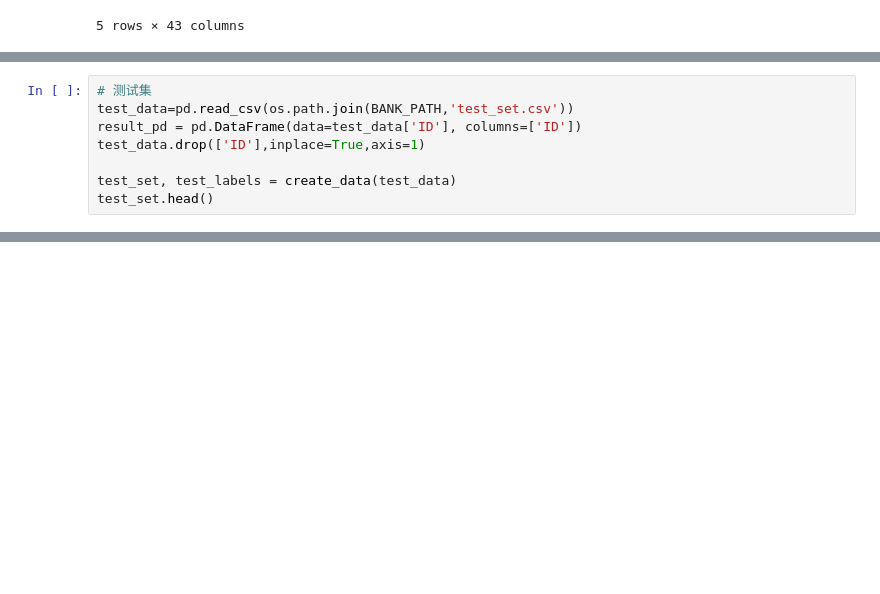
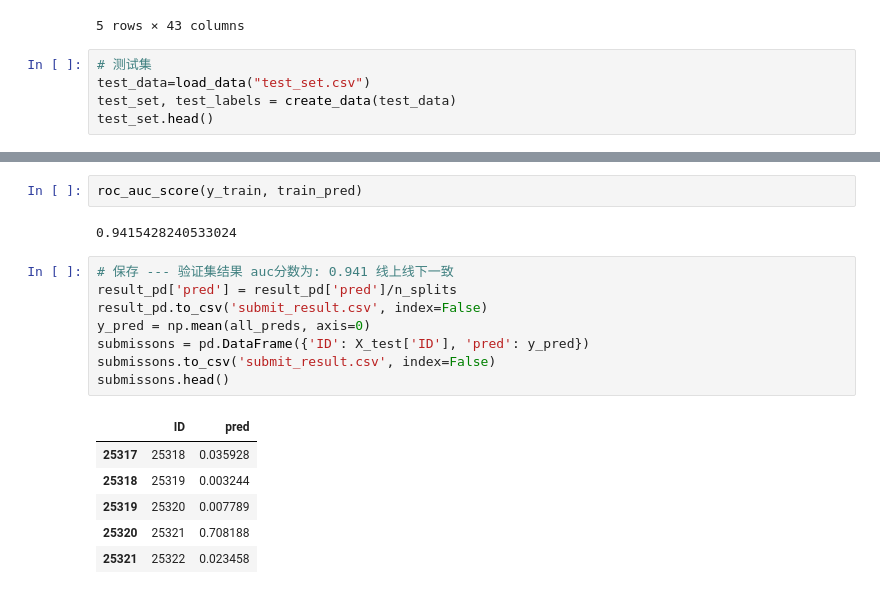
Before and after one commit to CrazyXiao/machine-learning, a Jupyter notebook: code/kesci_bank_precision/bank_predict.ipynb, the cells around one changed output, grey strips where cells are left out. Cells and saved outputs as stored; diff of their text form; blank space fills up the shorter version.

```diff
--- a/code/kesci_bank_precision/bank_predict.ipynb
+++ b/code/kesci_bank_precision/bank_predict.ipynb
@@ -777,3 +351,8 @@ val_set.head()
 | 17663 | 26 | 0 | 831 | 0 | 1 | 23 | 84 | -1 | 13 | 0 | ... |
 | 12714 | 32 | 0 | 3322 | 1 | 0 | 20 | 380 | 74 | 5 | 0 | ... |
 5 rows × 43 columns
+# %%
+# 测试集
+test_data=load_data("test_set.csv")
+test_set, test_labels = create_data(test_data)
+test_set.head()
@@ -782,8 +368,0 @@ val_set.head()
-# %%
-# 测试集
-test_data=pd.read_csv(os.path.join(BANK_PATH,'test_set.csv'))
-result_pd = pd.DataFrame(data=test_data['ID'], columns=['ID'])
-test_data.drop(['ID'],inplace=True,axis=1)
-
-test_set, test_labels = create_data(test_data)
-test_set.head()
@@ -1175,0 +691,19 @@ print("AUC Score(Train data): %f" % roc_auc_score(val_labels,y_predprob))
+# %%
+roc_auc_score(y_train, train_pred)
+# %% [output]
+0.9415428240533024
+# %%
+# 保存 --- 验证集结果 auc分数为: 0.941 线上线下一致
+result_pd['pred'] = result_pd['pred']/n_splits
+result_pd.to_csv('submit_result.csv', index=False)
+y_pred = np.mean(all_preds, axis=0)
+submissons = pd.DataFrame({'ID': X_test['ID'], 'pred': y_pred})
+submissons.to_csv('submit_result.csv', index=False)
+submissons.head()
+# %% [output]
+|  | ID | pred |
+| 25317 | 25318 | 0.035928 |
+| 25318 | 25319 | 0.003244 |
+| 25319 | 25320 | 0.007789 |
+| 25320 | 25321 | 0.708188 |
+| 25321 | 25322 | 0.023458 |
```
Also changed, not shown: parts of 60 cells of this notebook.
